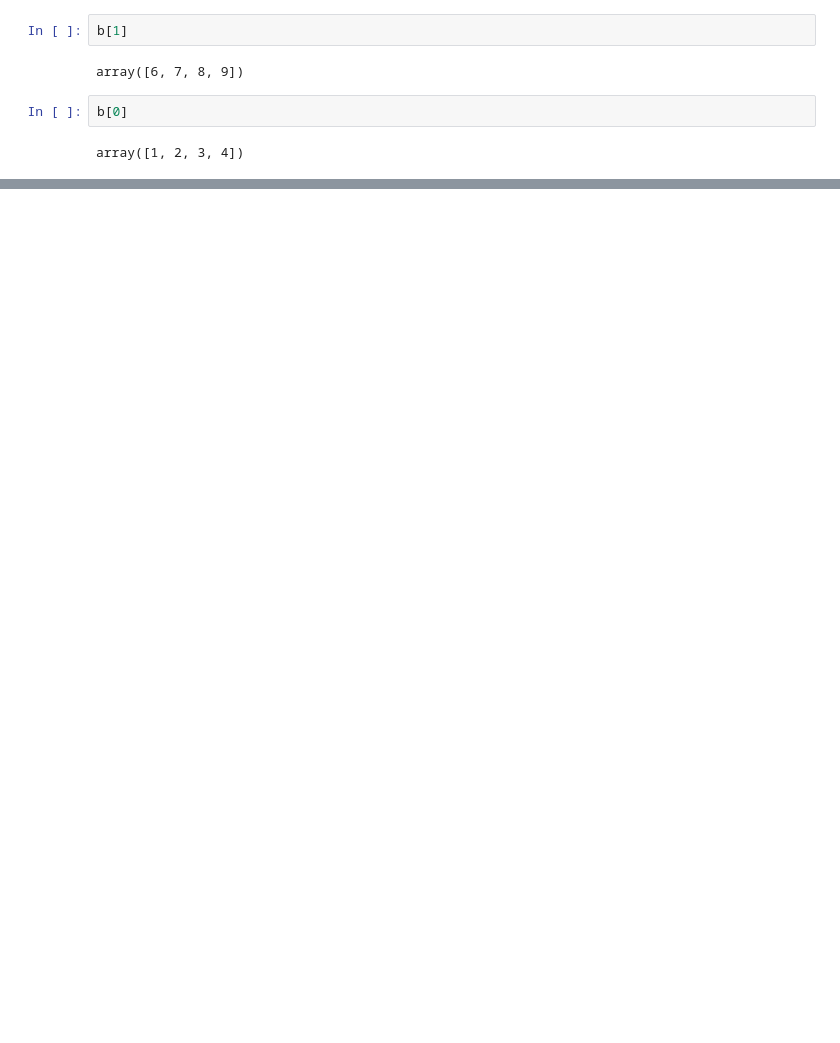
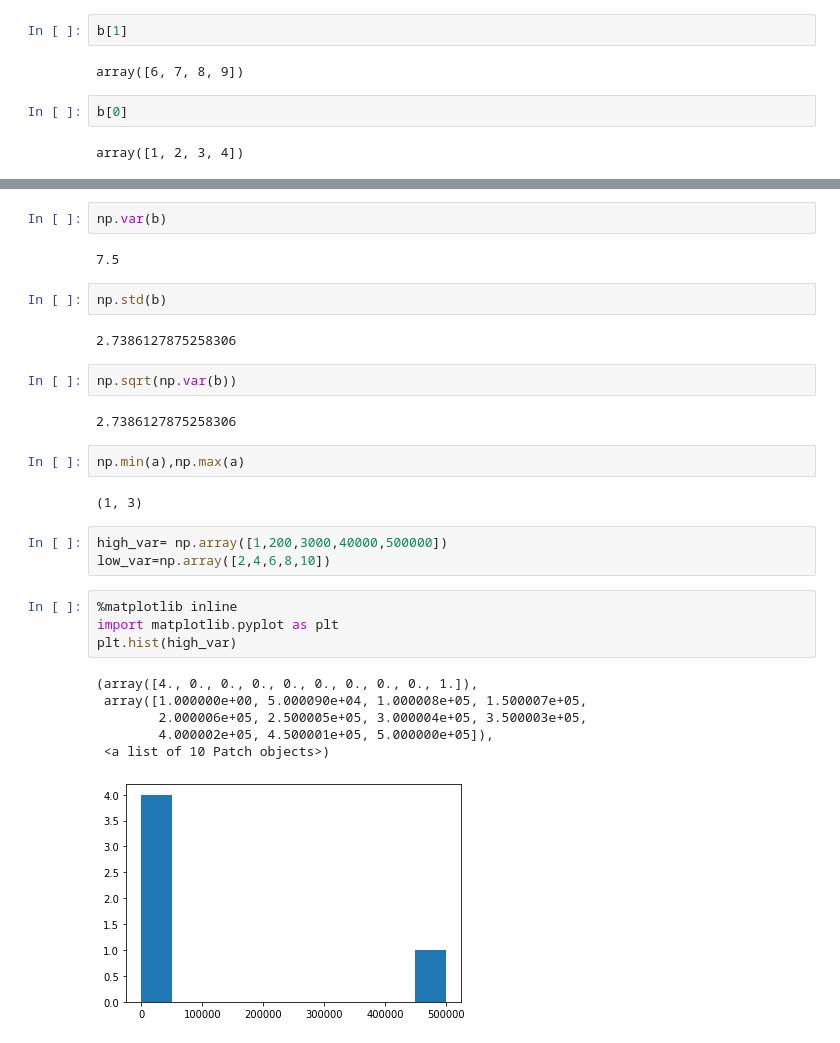
Before and after one commit to Aahra/Jupyter_notebook_projects, a Jupyter notebook: Intro_to_Numpy.ipynb, the cells around one changed output, grey strips where cells are left out. Saved outputs shown, nothing was run; the diff lists cells and outputs as text; blank space fills up the shorter version.

```diff
--- a/Intro_to_Numpy.ipynb
+++ b/Intro_to_Numpy.ipynb
@@ -185,0 +323,30 @@ array([[[1., 1., 1.],
+# %%
+np.var(b)
+# %% [output]
+7.5
+# %%
+np.std(b)
+# %% [output]
+2.7386127875258306
+# %%
+np.sqrt(np.var(b))
+# %% [output]
+2.7386127875258306
+# %%
+np.min(a),np.max(a)
+# %% [output]
+(1, 3)
+# %%
+high_var= np.array([1,200,3000,40000,500000])
+low_var=np.array([2,4,6,8,10])
+# %%
+%matplotlib inline
+import matplotlib.pyplot as plt
+plt.hist(high_var)
+# %% [output]
+(array([4., 0., 0., 0., 0., 0., 0., 0., 0., 1.]),
+ array([1.000000e+00, 5.000090e+04, 1.000008e+05, 1.500007e+05,
+        2.000006e+05, 2.500005e+05, 3.000004e+05, 3.500003e+05,
+        4.000002e+05, 4.500001e+05, 5.000000e+05]),
+ <a list of 10 Patch objects>)
+[figure, added]
```
Also changed, not shown: parts of 32 cells of this notebook.
